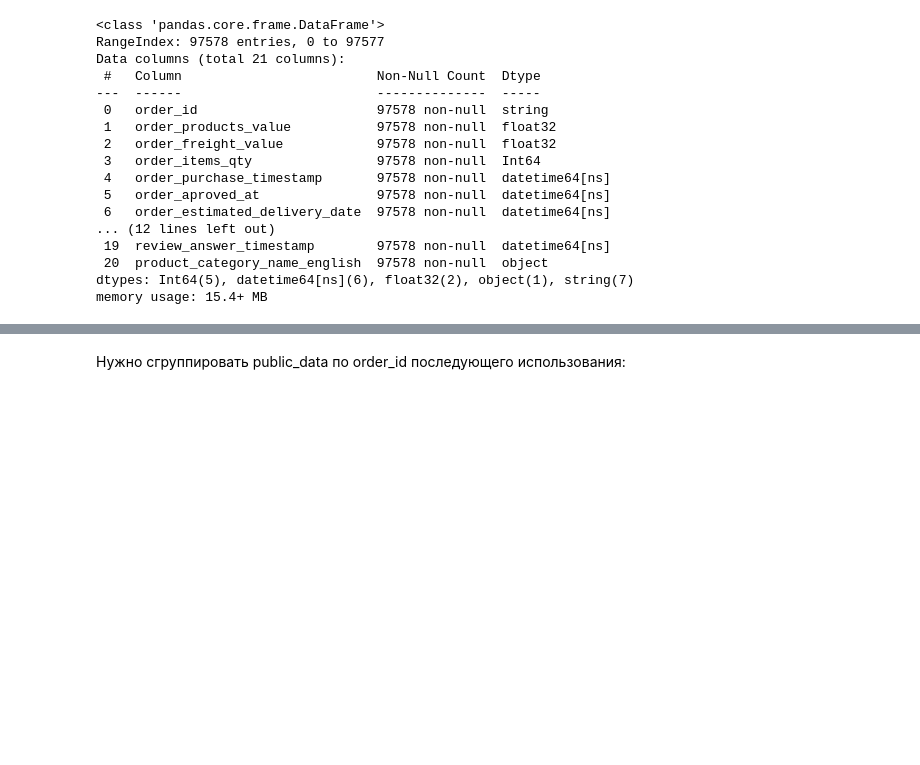
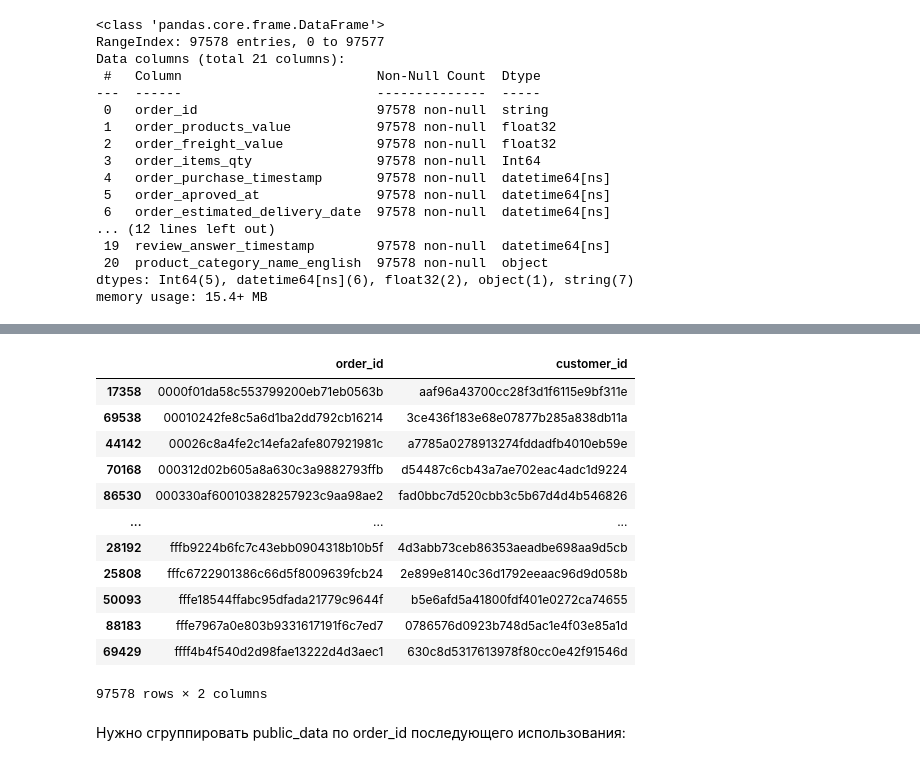
Before and after one commit to ViacheslavTimofeev/Olist_v5_churn_prediction, a Jupyter notebook: notebooks/preprocessing/merging.ipynb, the cells around one changed output, grey strips where cells are left out. Saved outputs shown, nothing was run; the diff lists cells and outputs as text; code cells hidden in the pictures; blank space fills up the shorter version.

```diff
--- a/notebooks/preprocessing/merging.ipynb
+++ b/notebooks/preprocessing/merging.ipynb
@@ -216,6 +215,22 @@ display(public_data[public_data['order_id'] == '5a3b1c29a49756e75f1ef513383c0c12
 | 79507 | 5a3b1c29a49756e75f1ef513383c0c12 | 185.699997 | 35.939999 | 3 | 2017-10-17 13:06:29 | ... |
 | 79549 | 5a3b1c29a49756e75f1ef513383c0c12 | 72.900002 | 2.660000 | 1 | 2017-10-17 13:06:29 | ... |
 | 91684 | 5a3b1c29a49756e75f1ef513383c0c12 | 157.800003 | 15.970000 | 2 | 2017-10-17 13:06:29 | ... |
+# %%
+display(public_data[['order_id', 'customer_id']].sort_values(by='order_id'))
+# %% [output]
+|  | order_id | customer_id |
+| 17358 | 0000f01da58c553799200eb71eb0563b | aaf96a43700cc28f3d1f6115e9bf311e |
+| 69538 | 00010242fe8c5a6d1ba2dd792cb16214 | 3ce436f183e68e07877b285a838db11a |
+| 44142 | 00026c8a4fe2c14efa2afe807921981c | a7785a0278913274fddadfb4010eb59e |
+| 70168 | 000312d02b605a8a630c3a9882793ffb | d54487c6cb43a7ae702eac4adc1d9224 |
+| 86530 | 000330af600103828257923c9aa98ae2 | fad0bbc7d520cbb3c5b67d4d4b546826 |
+| ... | ... | ... |
+| 28192 | fffb9224b6fc7c43ebb0904318b10b5f | 4d3abb73ceb86353aeadbe698aa9d5cb |
+| 25808 | fffc6722901386c66d5f8009639fcb24 | 2e899e8140c36d1792eeaac96d9d058b |
+| 50093 | fffe18544ffabc95dfada21779c9644f | b5e6afd5a41800fdf401e0272ca74655 |
+| 88183 | fffe7967a0e803b9331617191f6c7ed7 | 0786576d0923b748d5ac1e4f03e85a1d |
+| 69429 | ffff4b4f540d2d98fae13222d4d3aec1 | 630c8d5317613978f80cc0e42f91546d |
+97578 rows × 2 columns
 # %% [markdown]
 Нужно сгруппировать public_data по order_id последующего использования:
 # %%
```
Also changed, not shown: parts of 1 cell of this notebook, 51 other files.
